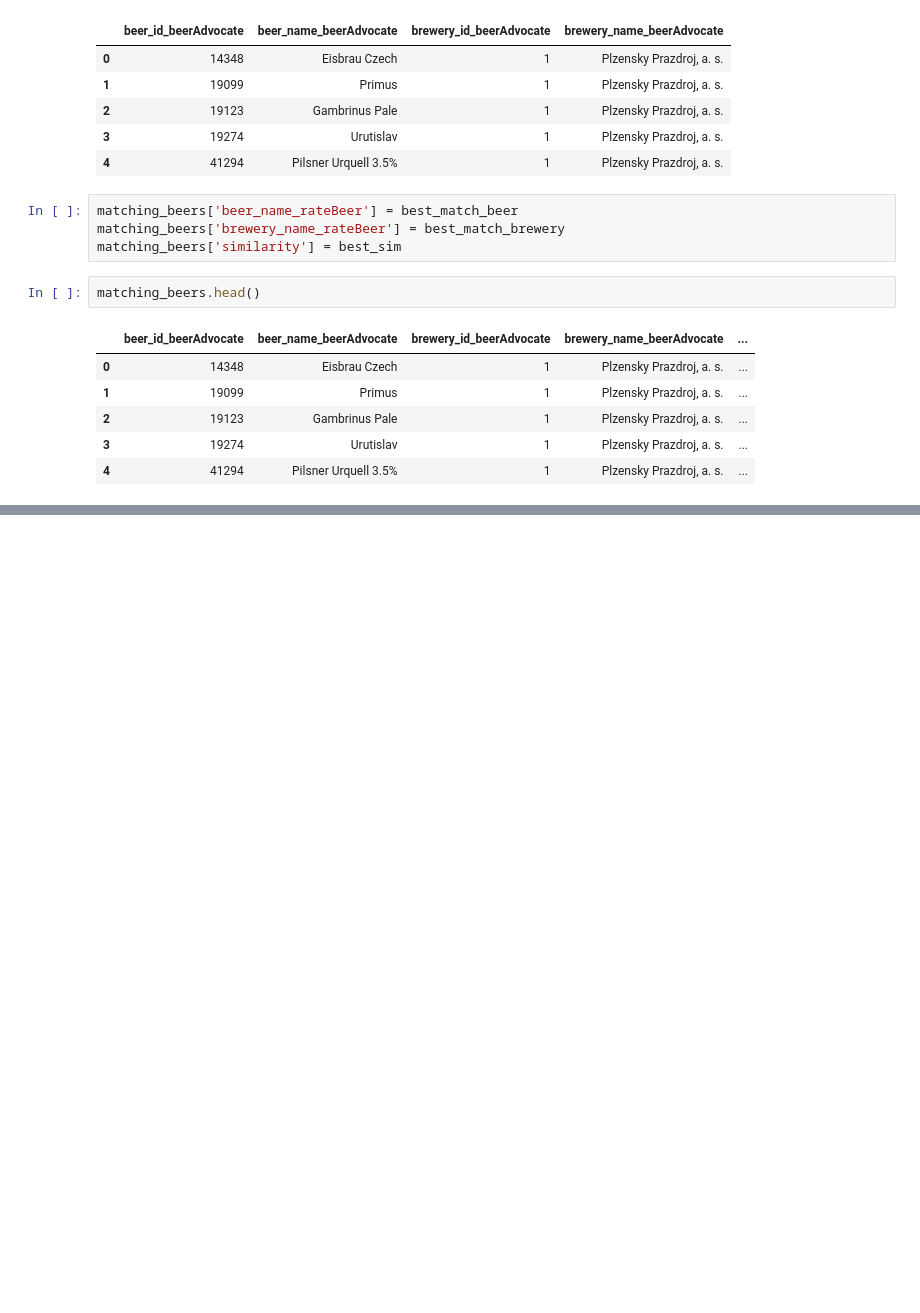
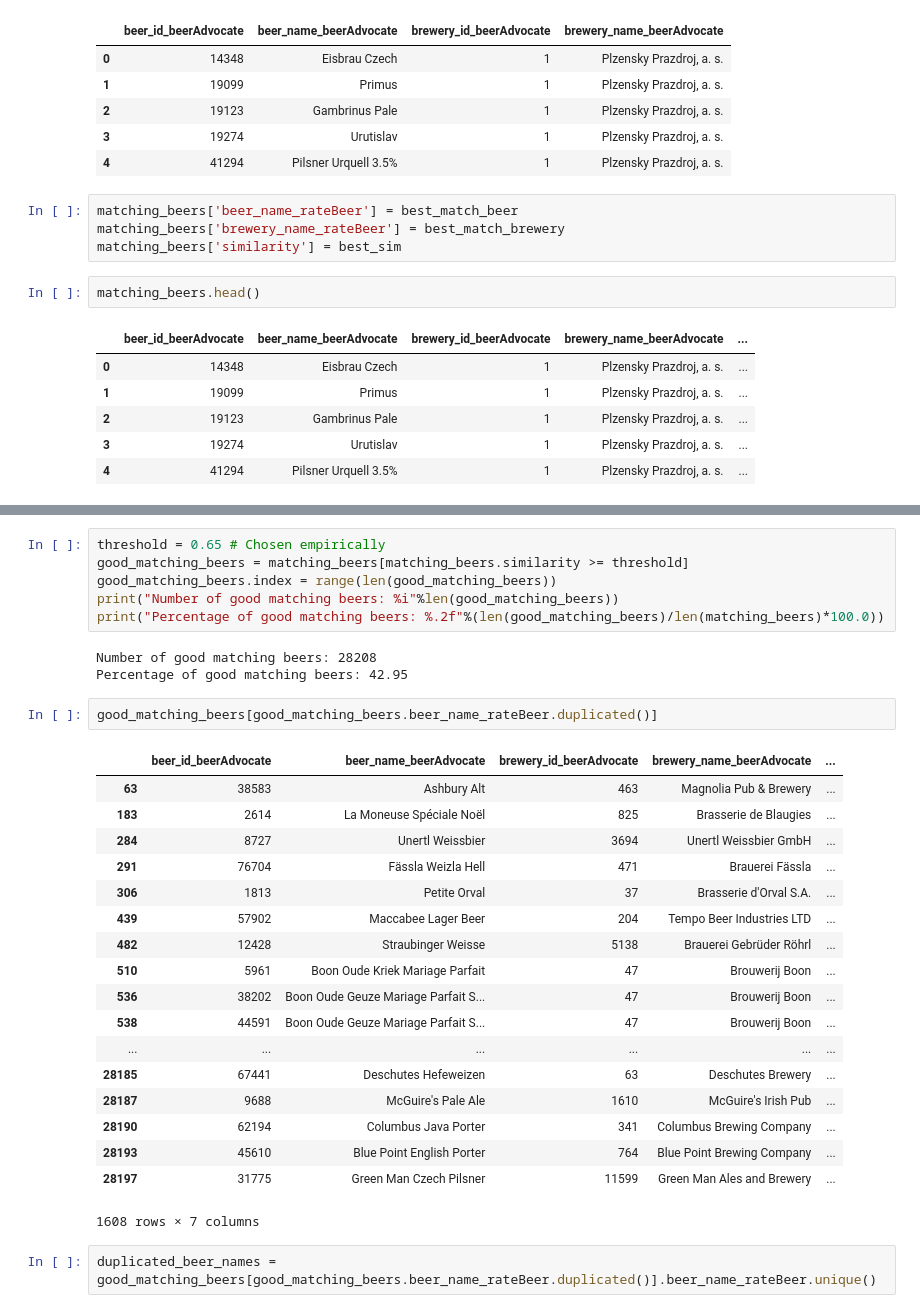
Before and after one commit to glederrey/Beers_rating, a Jupyter notebook: Beer_Similarity.ipynb, the cells around one changed output, grey strips where cells are left out. Cells and saved outputs as stored; diff of their text form; blank space fills up the shorter version.

```diff
--- a/Beer_Similarity.ipynb
+++ b/Beer_Similarity.ipynb
@@ -416,0 +462,32 @@ matching_beers[matching_beers.beer_name_rateBeer.duplicated(keep=False)]
+# %%
+threshold = 0.65 # Chosen empirically
+good_matching_beers = matching_beers[matching_beers.similarity >= threshold]
+good_matching_beers.index = range(len(good_matching_beers))
+print("Number of good matching beers: %i"%len(good_matching_beers))
+print("Percentage of good matching beers: %.2f"%(len(good_matching_beers)/len(matching_beers)*100.0))
+# %% [output]
+Number of good matching beers: 28208
+Percentage of good matching beers: 42.95
+# %%
+good_matching_beers[good_matching_beers.beer_name_rateBeer.duplicated()]
+# %% [output]
+|  | beer_id_beerAdvocate | beer_name_beerAdvocate | brewery_id_beerAdvocate | brewery_name_beerAdvocate | ... |
+| 63 | 38583 | Ashbury Alt | 463 | Magnolia Pub & Brewery | ... |
+| 183 | 2614 | La Moneuse Spéciale Noël | 825 | Brasserie de Blaugies | ... |
+| 284 | 8727 | Unertl Weissbier | 3694 | Unertl Weissbier GmbH | ... |
+| 291 | 76704 | Fässla Weizla Hell | 471 | Brauerei Fässla | ... |
+| 306 | 1813 | Petite Orval | 37 | Brasserie d'Orval S.A. | ... |
+| 439 | 57902 | Maccabee Lager Beer | 204 | Tempo Beer Industries LTD | ... |
+| 482 | 12428 | Straubinger Weisse | 5138 | Brauerei Gebrüder Röhrl | ... |
+| 510 | 5961 | Boon Oude Kriek Mariage Parfait | 47 | Brouwerij Boon | ... |
+| 536 | 38202 | Boon Oude Geuze Mariage Parfait S... | 47 | Brouwerij Boon | ... |
+| 538 | 44591 | Boon Oude Geuze Mariage Parfait S... | 47 | Brouwerij Boon | ... |
+| ... | ... | ... | ... | ... | ... |
+| 28185 | 67441 | Deschutes Hefeweizen | 63 | Deschutes Brewery | ... |
+| 28187 | 9688 | McGuire's Pale Ale | 1610 | McGuire's Irish Pub | ... |
+| 28190 | 62194 | Columbus Java Porter | 341 | Columbus Brewing Company | ... |
+| 28193 | 45610 | Blue Point English Porter | 764 | Blue Point Brewing Company | ... |
+| 28197 | 31775 | Green Man Czech Pilsner | 11599 | Green Man Ales and Brewery | ... |
+1608 rows × 7 columns
+# %%
+duplicated_beer_names = good_matching_beers[good_matching_beers.beer_name_rateBeer.duplicated()].beer_name_rateBeer.unique()
```
Also changed, not shown: parts of 23 cells of this notebook, 1 other file.
